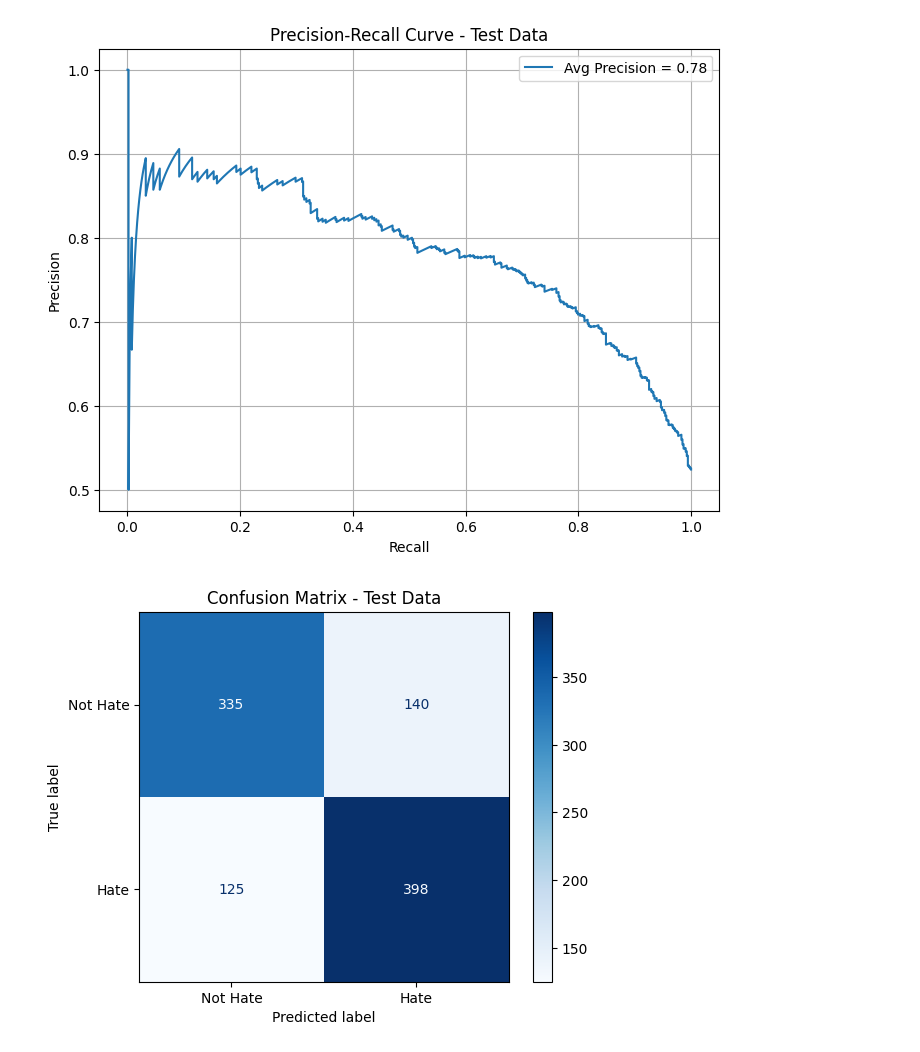
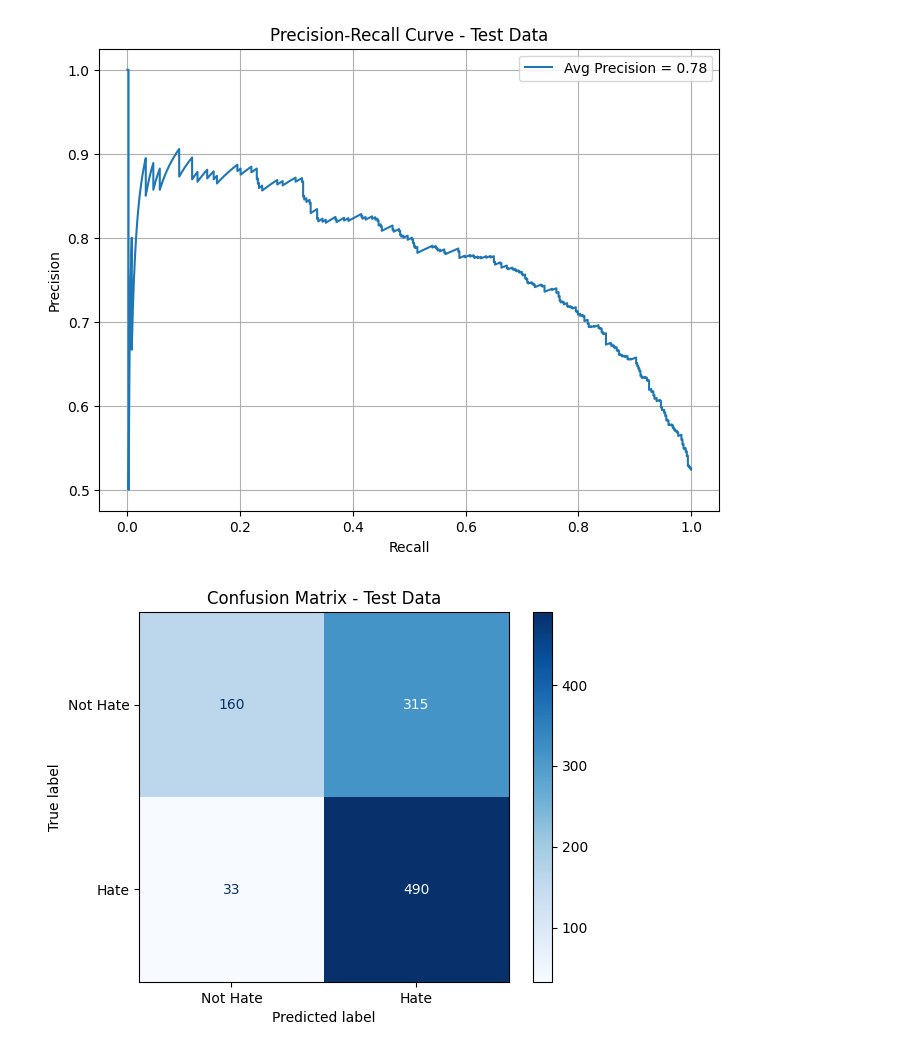
Before and after one commit to Vighnesh-Avadhanam/Hate-Speech-Classification, a Jupyter notebook: code/logistic.ipynb, the cells around one changed output. Saved outputs shown, nothing was run; the diff lists cells and outputs as text; code cells hidden in the pictures.

```diff
--- a/code/logistic.ipynb
+++ b/code/logistic.ipynb
@@ -36,40 +33,16 @@ class LassoHateSpeech:
         proba = self.model.predict_proba(X_embed)[:, 1]
         return pd.Series(proba, index=X.index)
 
-    def find_best_threshold(self, y_true: pd.Series, proba: pd.Series, metric: str) -> float:
-        """Find threshold that maximizes the chosen metric."""
-        thresholds = np.linspace(0.0, 1.0, 101)
-        scores = []
-
-        for t in thresholds:
-            y_pred = (proba >= t).astype(int)
-            if metric == "accuracy":
-                score = accuracy_score(y_true, y_pred)
-            elif metric == "precision":
-                score = precision_score(y_true, y_pred, zero_division=0)
-            elif metric == "recall":
-                score = recall_score(y_true, y_pred, zero_division=0)
-            else:
-                raise ValueError(f"Unsupported metric: {metric}")
-            scores.append(score)
-
-        best_idx = np.argmax(scores)
-        return thresholds[best_idx]
-
-    def evaluate(self, X_test: pd.Series, y_test: pd.Series, metric: str = "accuracy") -> None:
+    def evaluate(self, X_test: pd.Series, y_test: pd.Series) -> None:
         """
         Evaluate model and print classification report using optimal threshold.
 
         Args:
             X_test (pd.Series): Test input texts.
             y_test (pd.Series): True binary labels.
-            metric (str): Metric to optimize threshold on ('accuracy', 'precision', 'recall').
         """
         proba = self.predict_proba(X_test)
-        self.best_threshold = self.find_best_threshold(y_test, proba, metric)
-
-        print(f"Best threshold based on {metric}: {self.best_threshold:.2f}")
-        y_pred = (proba >= self.best_threshold).astype(int)
+        y_pred = (proba >= 0.25).astype(int)
         print(classification_report(y_test, y_pred))
 # %%
 train_df = pd.read_csv("../data/train_data.csv")
@@ -82,7 +55,7 @@ model = LassoHateSpeech()
 model.train(X_train, y_train)
 
 X_test = test_df["comment"]
-y_test = (test_df["isHate"] >= model.best_threshold).astype(int)
+y_test = (test_df["isHate"] >= 0.25).astype(int)
 
 model.evaluate(X_test, y_test)
 # %% [output]
@@ -127,14 +99,14 @@ plt.show()
 # %% [output]
 [figure]
 # %%
-y_test_pred = (test_probs >= 0.45).astype(int)
+y_test_pred = (test_probs >= 0.25).astype(int)
 
 cm = confusion_matrix(y_test, y_test_pred)
 disp = ConfusionMatrixDisplay(confusion_matrix=cm, display_labels=["Not Hate", "Hate"])
 
 disp.plot(cmap="Blues")
 plt.title("Confusion Matrix - Test Data")
 plt.grid(False)
 plt.show()
 # %% [output]
-[figure, old version]
+[figure, new version]
```
Also changed, not shown: parts of 2 cells of this notebook, 2 other files.
